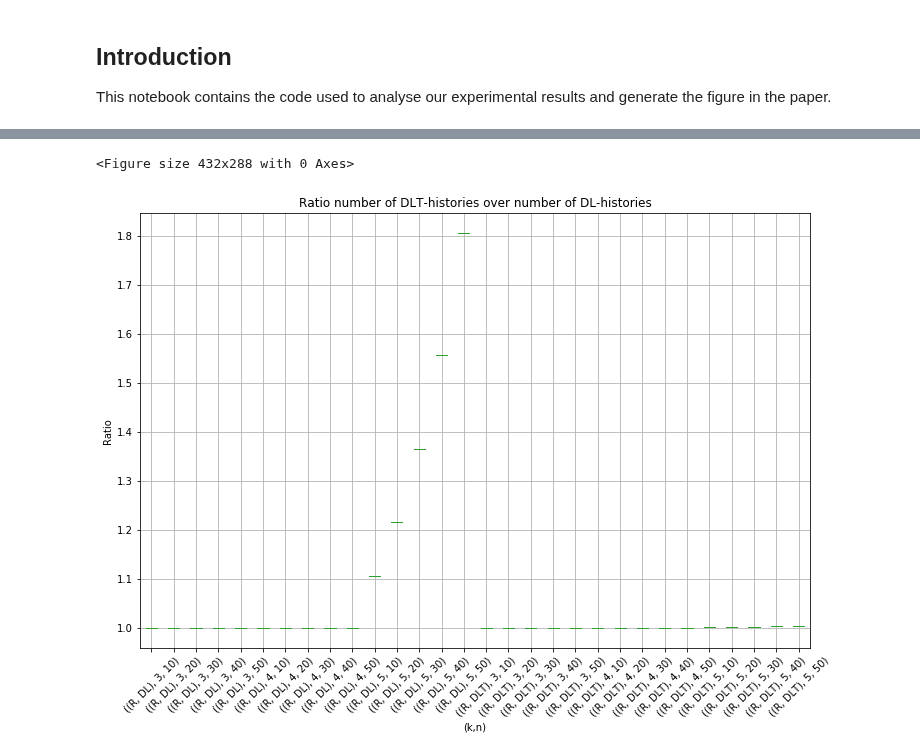
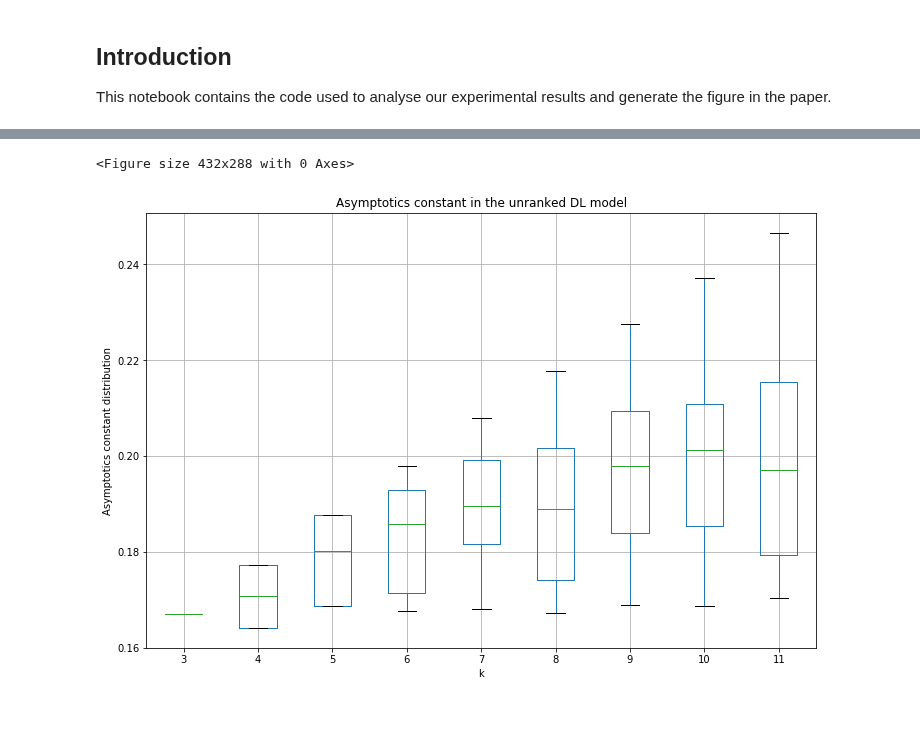
Before and after one commit to cchauve/DLT-Histories, a Jupyter notebook: doc/notebooks/Paper_figures.ipynb, the cells around one changed output, grey strips where cells are left out. Drawn from its saved outputs; the diff is of its cells as text; code cells hidden in the pictures; blank space fills up the shorter version.

Commit message:
paper figures

```diff
--- a/doc/notebooks/Paper_figures.ipynb
+++ b/doc/notebooks/Paper_figures.ipynb
@@ -44,7 +48,7 @@ K_LIST = [k for k in range(K_MIN,K_MAX+1)]
 # the list of the number of histories of size n for tree tree_index of size s in model evol_model
 # the list is of size 1 if the tree is unranked
 
-RESULTS_aux = {m:{s:{n:{t:[] for t in S_TREES_INDEX} for n in N_LIST}  for s in K_LIST} for m in EVOL_MODELS}
+RESULTS_aux = {m:{k:{n:{t:[] for t in S_TREES_INDEX} for n in N_LIST}  for k in K_LIST} for m in EVOL_MODELS}
 
 def read_counting_file(fileName,k):
     with gzip.open(fileName, 'r') as f:
@@ -95,0 +88,15 @@ RATIOS_ALL_AVG_STD                  = pd.concat([pd.DataFrame(RATIOS_ALL.mean(ax
+# %%
+# Reading the number of subtrees per species tree
+
+RESULTS_aux = {k:{t:0 for t in S_TREES_INDEX}  for k in K_LIST}
+for k in K_LIST:
+    subtrees = open(PREFIX_UNRANKED+'_'+str(k)+'_add1').readlines()
+    for row in subtrees:
+        if row[0] != '#':
+            row1        = row.rstrip().split('\t')
+            treeIndex   = int(row1[1])
+            nbSubtrees    = row1[3].count('(')
+            RESULTS_aux[k][treeIndex] = nbSubtrees
+RESULTS_SUBTREES = pd.DataFrame.from_dict({(k): RESULTS_aux[k]
+                                                for k in RESULTS_aux.keys()},
+                                                orient='index')
@@ -96,13 +117,24 @@ RATIOS_ALL_AVG_STD                  = pd.concat([pd.DataFrame(RATIOS_ALL.mean(ax
+# %%
+# Computing the constants
+CONSTANTS_U_DL_aux = {k:{t:0 for t in S_TREES_INDEX}  for k in K_LIST}
+for k in K_LIST:
+    for t in S_TREES_INDEX:
+        n = N_MAX
+        exact    = RESULTS_COUNTING.at[(('U','DL'),k,n),t][0]
+        growth   = RESULTS_ASYMPTOTICS_U_DL.at[k,t]
+        asympt   = math.pow(growth,n) / math.pow(n,1.5)
+        constant = exact / asympt
+        CONSTANTS_U_DL_aux[k][t] = constant
+CONSTANTS_U_DL = pd.DataFrame.from_dict({k: CONSTANTS_U_DL_aux[k]
+                                        for k in CONSTANTS_aux.keys()},
+                                        orient='index')
 # %%
-# Creating boxplots
-
 plt.figure()
-ax1 = pd.DataFrame(RATIOS_ALL_AVG_STD['max/min:avg']).transpose().plot(kind='box', grid=True, return_type='axes', figsize=(12,8), title='Ratio number of DLT-histories over number of DL-histories')
-ax1.set_ylabel('Ratio')
-ax1.set_xlabel('(k,n)')
-plt.xticks(rotation=45)
-plt.savefig('ratio_DLT_DL.png')
+ax_asympt2 = CONSTANTS_U_DL.transpose().plot(kind='box', grid=True, return_type='axes', figsize=(12,8), title='Asymptotics constant in the unranked DL model')
+ax_asympt2.set_ylabel('Asymptotics constant distribution')
+ax_asympt2.set_xlabel('k')
+plt.savefig('constants_U_DL.png')
 plt.show()
 # %% [output]
 <Figure size 432x288 with 0 Axes>
-[figure, old version]
+[figure, new version]
```
Also changed, not shown: parts of 25 cells of this notebook.
